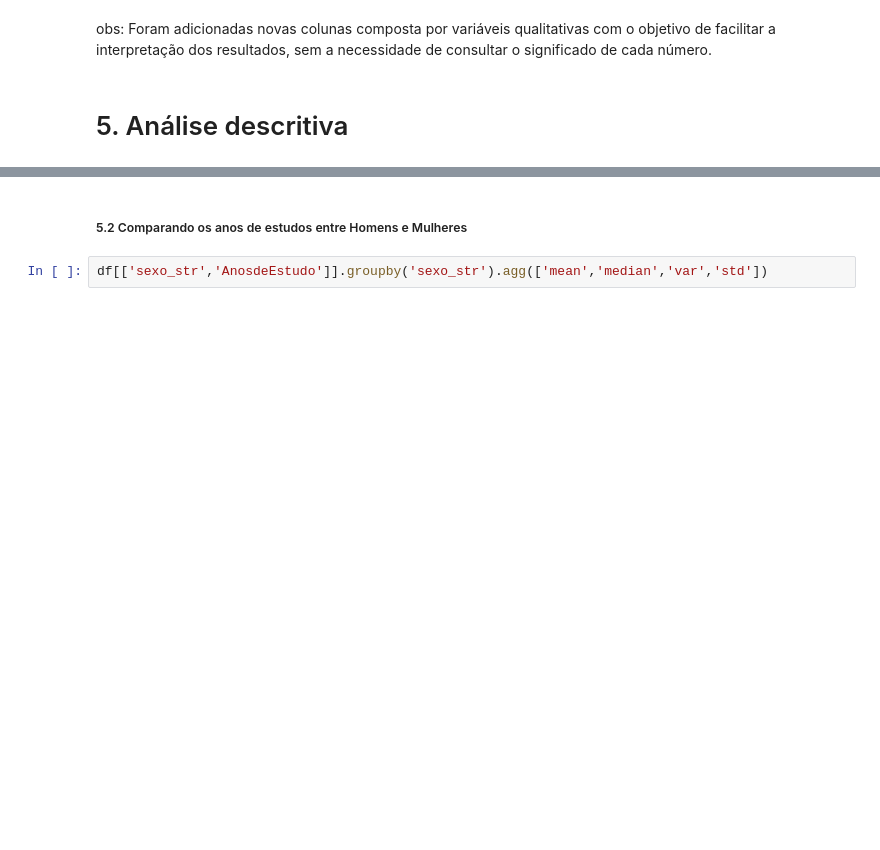
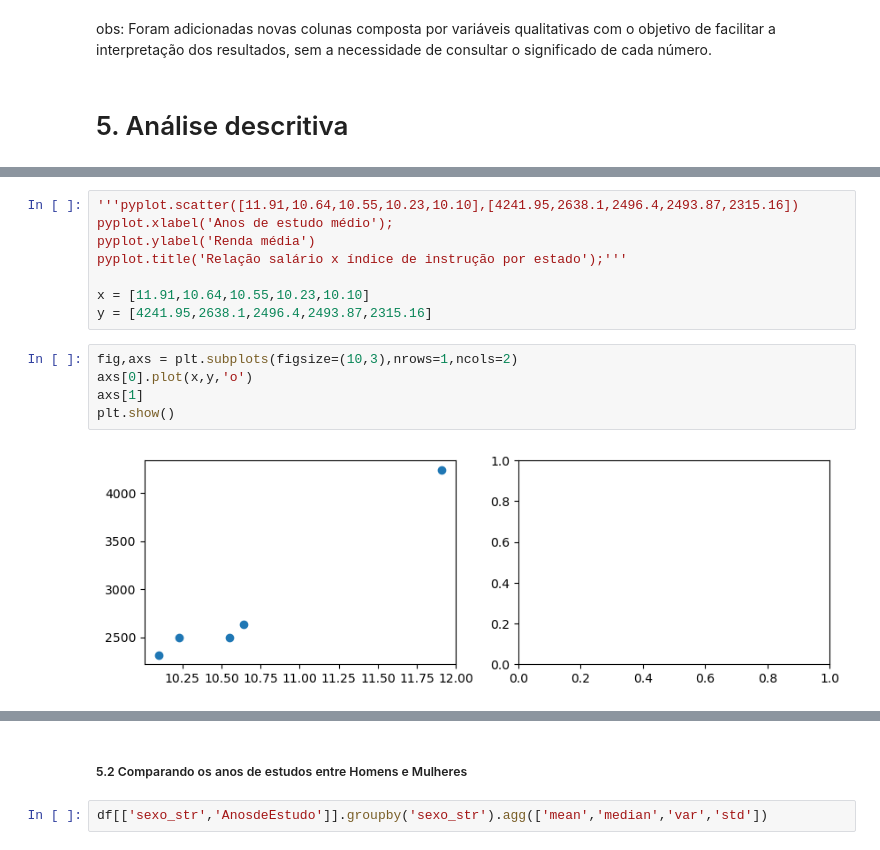
Before and after one commit to pedroogarcez/projeto_ibge, a Jupyter notebook: ibge_analise_de_dados.ipynb, the cells around one changed output, grey strips where cells are left out. Saved outputs shown, nothing was run; the diff lists cells and outputs as text; blank space fills up the shorter version.

Commit message:
grafico renda x media estudo

```diff
--- a/ibge_analise_de_dados.ipynb
+++ b/ibge_analise_de_dados.ipynb
@@ -94,0 +142,15 @@ plt.ylabel('Frequência');
+# %%
+'''pyplot.scatter([11.91,10.64,10.55,10.23,10.10],[4241.95,2638.1,2496.4,2493.87,2315.16])
+pyplot.xlabel('Anos de estudo médio');
+pyplot.ylabel('Renda média')
+pyplot.title('Relação salário x índice de instrução por estado');'''
+
+x = [11.91,10.64,10.55,10.23,10.10]
+y = [4241.95,2638.1,2496.4,2493.87,2315.16]
+# %%
+fig,axs = plt.subplots(figsize=(10,3),nrows=1,ncols=2)
+axs[0].plot(x,y,'o')
+axs[1]
+plt.show()
+# %% [output]
+[figure, added]
```
Also changed, not shown: parts of 12 cells of this notebook.
